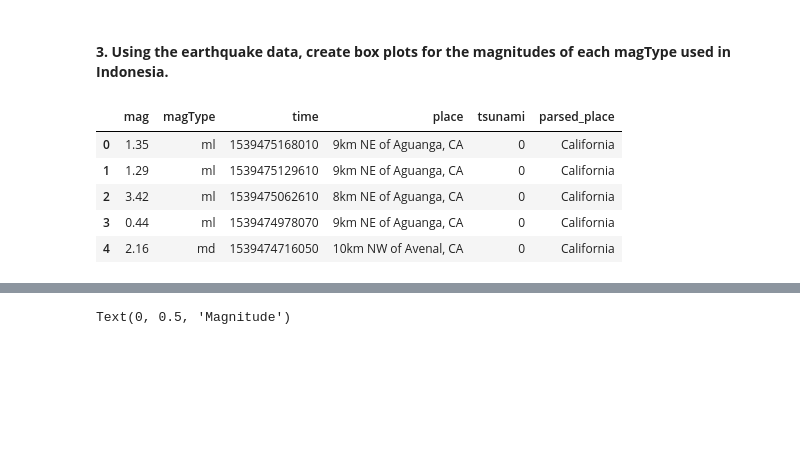
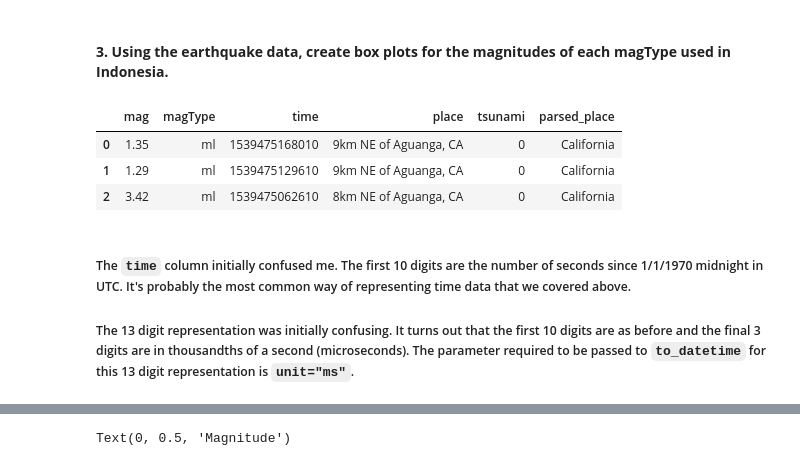
Before and after one commit to FuriousGeorge19/Hands-On-Data-Analysis-with-Pandas-2nd-edition, a Jupyter notebook: ch_05/Exercises_Chapter_5.ipynb, the cells around one changed output, grey strips where cells are left out. Saved outputs shown, nothing was run; the diff lists cells and outputs as text; code cells hidden in the pictures; blank space fills up the shorter version.

```diff
--- a/ch_05/Exercises_Chapter_5.ipynb
+++ b/ch_05/Exercises_Chapter_5.ipynb
@@ -67,11 +67,13 @@ Text(0.5, 0, 'Daily Change ($) from Open to Close')
 #### **3. Using the earthquake data, create box plots for the magnitudes of each magType used in Indonesia.**
 # %%
 eq = pd.read_csv('data/earthquakes.csv')
-eq.head()
+eq.head(3)
 # %% [output]
 |  | mag | magType | time | place | tsunami | parsed_place |
 | 0 | 1.35 | ml | 1539475168010 | 9km NE of Aguanga, CA | 0 | California |
 | 1 | 1.29 | ml | 1539475129610 | 9km NE of Aguanga, CA | 0 | California |
 | 2 | 3.42 | ml | 1539475062610 | 8km NE of Aguanga, CA | 0 | California |
-| 3 | 0.44 | ml | 1539474978070 | 9km NE of Aguanga, CA | 0 | California |
-| 4 | 2.16 | md | 1539474716050 | 10km NW of Avenal, CA | 0 | California |
+# %% [markdown]
+##### The `time` column initially confused me. The first 10 digits are the number of seconds since 1/1/1970 midnight in UTC. It's probably the most common way of representing time data that we covered above.
+
+##### The 13 digit representation was initially confusing. It turns out that the first 10 digits are as before and the final 3 digits are in thousandths of a second (microseconds). The parameter required to be passed to `to_datetime` for this 13 digit representation is `unit="ms"`.
```
Also changed, not shown: parts of 20 cells of this notebook, 5 other files.
